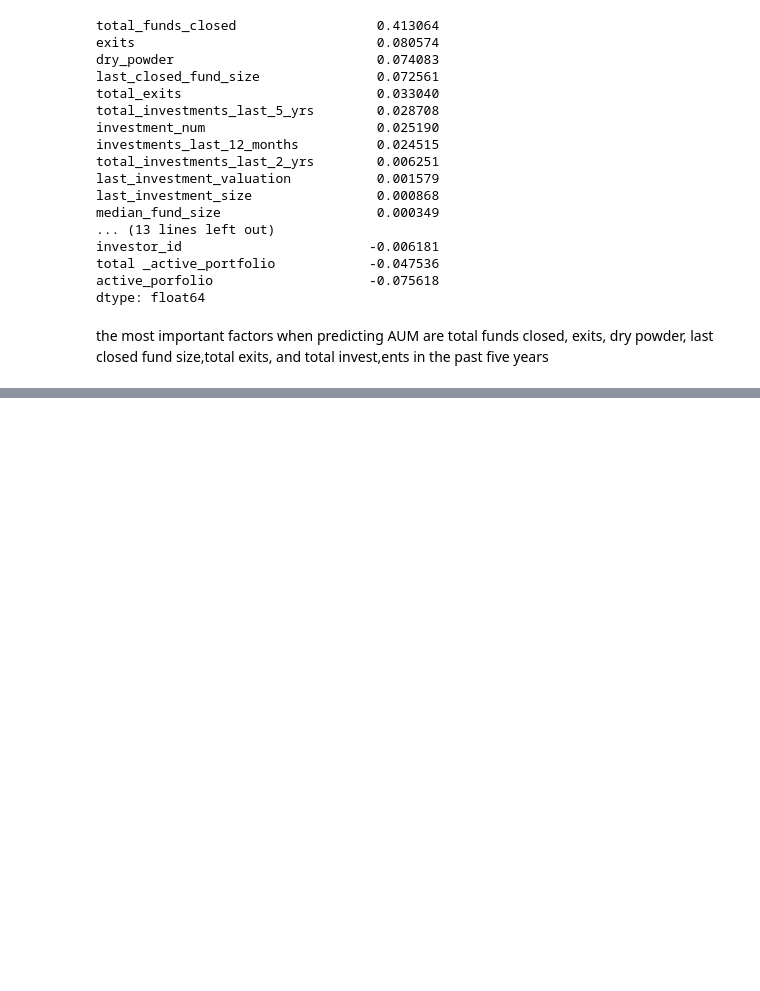
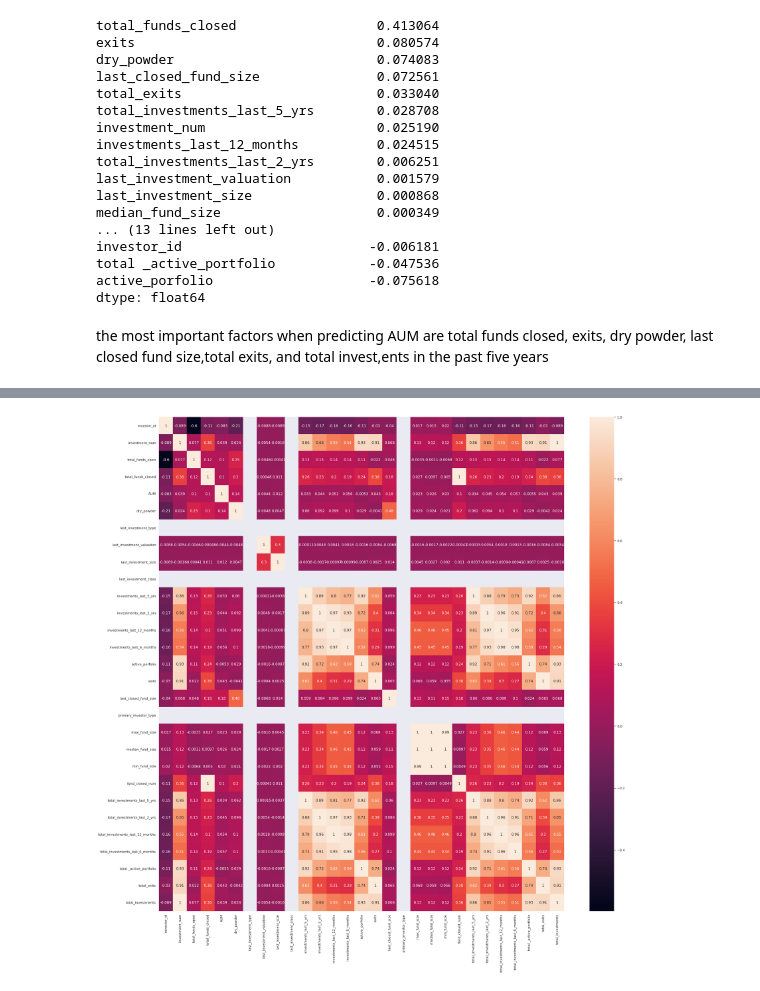
Before and after one commit to anjanaiyer/svb_practicum, a Jupyter notebook: SVB_practicum_pb_reg.ipynb, the cells around one changed output, grey strips where cells are left out. Saved outputs shown, nothing was run; the diff lists cells and outputs as text; code cells hidden in the pictures; blank space fills up the shorter version.

```diff
--- a/SVB_practicum_pb_reg.ipynb
+++ b/SVB_practicum_pb_reg.ipynb
@@ -189,3 +194,7 @@ active_porfolio                    -0.075618
 dtype: float64
 # %% [markdown]
 the most important factors when predicting AUM are total funds closed, exits, dry powder, last closed fund size,total exits, and total invest,ents in the past five years
+# %%
+#investor correlation matrix
+corrMatrix_investor = pb_investor_info.corr()
+print (corrMatrix_investor)
@@ -191,0 +219,8 @@ the most important factors when predicting AUM are total funds closed, exits, dr
+# %%
+import seaborn as sns
+import matplotlib.pyplot as plt
+sns.heatmap(corrMatrix_investor, annot=True)
+sns.set(rc = {'figure.figsize':(34,34)})
+plt.show()
+# %% [output]
+[figure, added]
```
Also changed, not shown: parts of 17 cells of this notebook.
